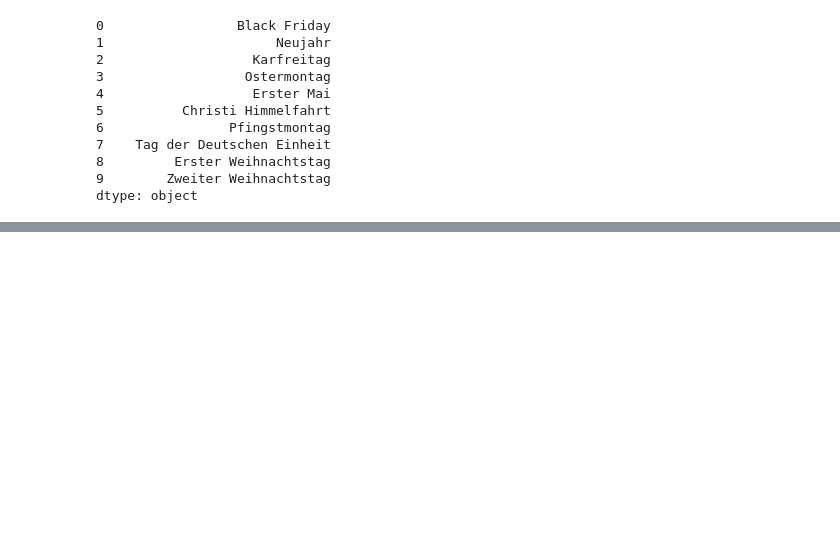
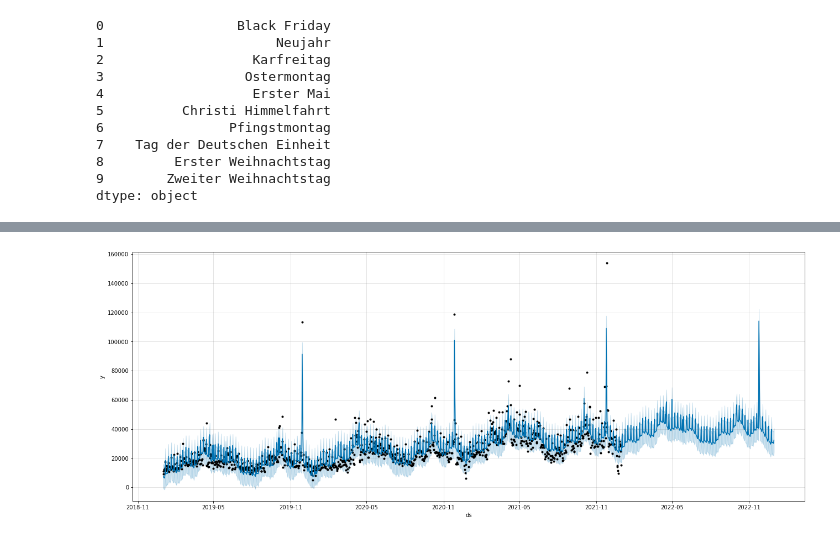
Before and after one commit to adrian-pasek-prv/timeseries-forecasting, a Jupyter notebook: Prophet.ipynb, the cells around one changed output, grey strips where cells are left out. Drawn from its saved outputs; the diff is of its cells as text; code cells hidden in the pictures; blank space fills up the shorter version.

Commit message:
Prophet model 2nd draft

```diff
--- a/Prophet.ipynb
+++ b/Prophet.ipynb
@@ -36,7 +36,10 @@ black_fridays = pd.DataFrame({'holiday': 'Black Friday',
                               'upper_window': 2})
 
 # Initialize and fit Prophet model with holidays parameter
-prophet = Prophet(holidays=black_fridays)
+prophet = Prophet(holidays=black_fridays,
+                  yearly_seasonality=True,
+                  weekly_seasonality=True,
+                  daily_seasonality=False)
 prophet.add_country_holidays(country_name='DE')
 prophet.fit(df)
 # %% [output]
@@ -58,3 +60,6 @@ prophet.train_holiday_names
 dtype: object
 # %%
 # Declare future timeline
+
+future = prophet.make_future_dataframe(periods=365, freq='D')
+future.tail()
@@ -60,0 +73,5 @@ dtype: object
+# %%
+# Forecast. yhat - predicted value, yhat_upper - upper interval, yhat_lower - lower interval
+
+forecast = prophet.predict(future)
+forecast[['ds', 'yhat', 'yhat_lower', 'yhat_upper']].head()
@@ -60,0 +85,4 @@ dtype: object
+# %%
+fig = prophet.plot(forecast, figsize=(18,7))
+# %% [output]
+[figure, added]
```
Also changed, not shown: parts of 4 cells of this notebook.
